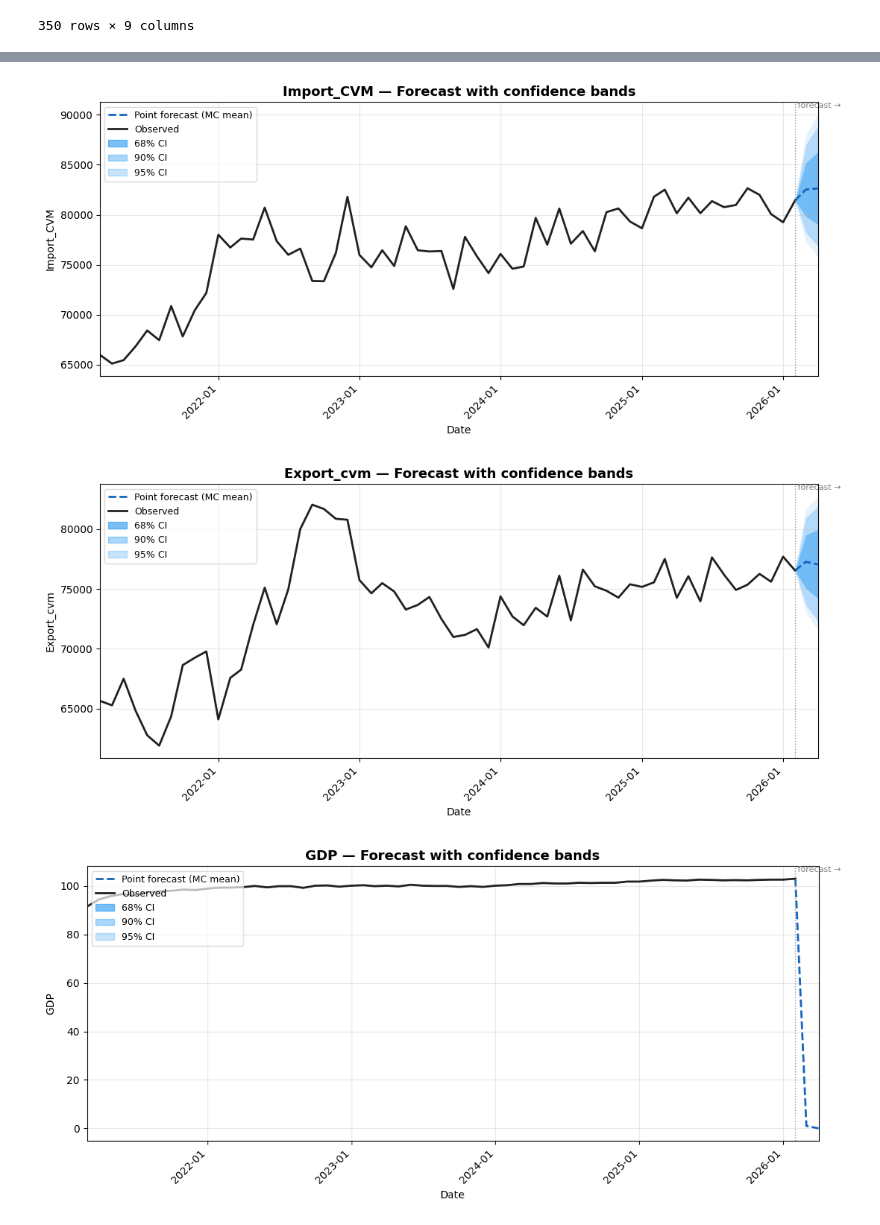
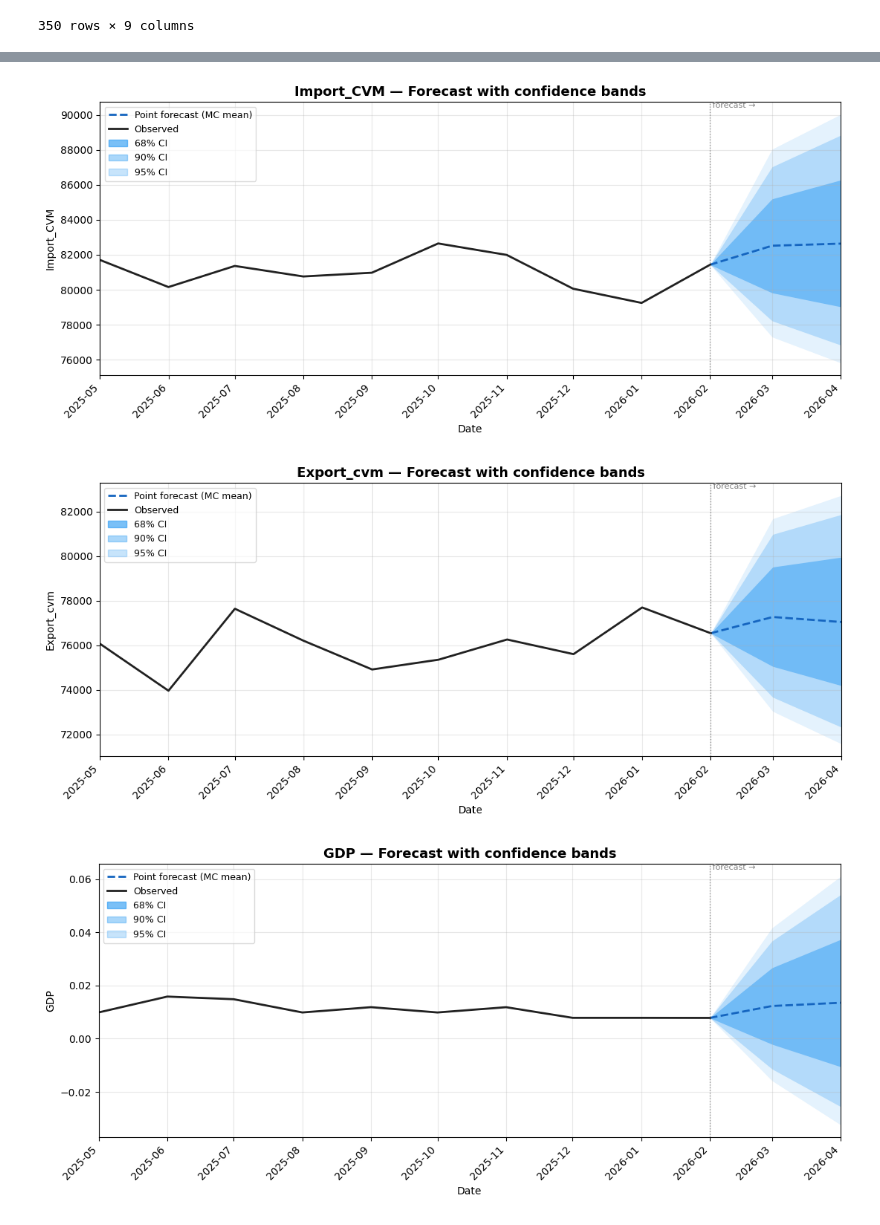
Before and after one commit to Vianney-Garnoix/CITADEL-FI-CHALLENGE, a Jupyter notebook: VARv2.ipynb, the cells around one changed output, grey strips where cells are left out. Saved outputs shown, nothing was run; the diff lists cells and outputs as text; code cells hidden in the pictures.

```diff
--- a/VARv2.ipynb
+++ b/VARv2.ipynb
@@ -10,9 +10,7 @@ df = pd.read_csv(r"Book3.csv", dayfirst=True)
 df.columns
 variables = ['CPI', 'Sonia', 'Import_CVM', 'Export_cvm', 'GDP', 'wages']
 
-############ SET WAGE VALUE FOR FEBRUARY ###### :
-df.iloc[-1,6] = 4
-# CHANGECHANGECHANGECHANGECHANGECHANGECHANGE
+
 
 df = df[["date_idx"] + variables].dropna()
 
@@ -169,29 +167,28 @@ apr_reconst = np.zeros((N,n_vars))
 
 ##### MONTE CARLO LOOP :
 for s in range(N):
-    # — February random choice : ————————————————————————————————————
+    # - February random choice :
 
+    # # b - Forecast + bruit de mars depuis ce février
+    point_mar   = fitted.forecast(df_diff.values[chosen_lag:], steps = 1)  # (1, n_vars)
+    noise_mar   = rng.multivariate_normal(np.zeros(n_vars), Sigma_u)
+    mar_draw    = point_mar[0] + noise_mar                                  # (n_vars,)
+    mar_reconst[s] = feb_histo * np.exp(mar_draw)
 
-    # # b — Forecast + bruit de mars depuis ce février ————————————
-    point_mar   = fitted.forecast(df_diff.values[chosen_lag:],steps = 1)             # (1, n_vars)
-    noise_mar   = rng.multivariate_normal(np.zeros(n_vars), Sigma_u)
-    mar_draw    = point_mar[0] + noise_mar                    # (n_vars,)
-    mar_reconst[s] = feb_histo * np.exp(mar_draw)
-    mar_reconst[s][i_c] /= mar25_histo[i_c]
-    mar_reconst[s][i_g] /= mar25_histo[i_g]
-
-    # — Forecast + bruit d'avril depuis février ET mars ————————————
+    # - Forecast + bruit d'avril depuis février ET mars
     history_mar = np.vstack([df_diff.values[chosen_lag:], mar_draw])
-    point_apr   = fitted.forecast(history_mar, steps = 1)             # (1, n_vars)
+    point_apr   = fitted.forecast(history_mar, steps = 1)                  # (1, n_vars)
     noise_apr   = rng.multivariate_normal(np.zeros(n_vars), Sigma_u)
-    apr_draw    = point_apr[0] + noise_apr   # (n_vars,)
+    apr_draw    = point_apr[0] + noise_apr  # (n_vars,)
     apr_reconst[s] = mar_reconst[s] * np.exp(apr_draw)
 
-    apr_reconst[s][i_c] /= apr25_histo[i_c]
-    apr_reconst[s][i_g] /= apr25_histo[i_g]
+    #### Apply YoY formula
+    mar_reconst[s][i_c] = mar_reconst[s][i_c] / mar25_histo[i_c] - 1
+    mar_reconst[s][i_g] = mar_reconst[s][i_g] / mar25_histo[i_g] - 1
+    apr_reconst[s][i_c] = apr_reconst[s][i_c] / apr25_histo[i_c] - 1
+    apr_reconst[s][i_g] = apr_reconst[s][i_g] / apr25_histo[i_g] - 1
 
-
-reconst = np.stack([mar_reconst,apr_reconst])
+reconst = np.stack([mar_reconst, apr_reconst])
 
 reconst.shape
 # %% [output]
@@ -207,9 +204,10 @@ confidence_levels = {
 }
 
 # ── Historical part (levels, no uncertainty) ──────────────────────────────────
-df_hist = df.iloc[1:].reset_index(drop=True).copy()  # align with df_diff
+# — Historical part (levels, no uncertainty) ————————————————————
+df_hist  = df.iloc[1:].copy()  # align with df_diff
 df_histt = pd.read_csv(r"Book3.csv", dayfirst=True)
-df_histt["yoycpi"] = df_histt["CPI"]/df_histt["CPI"].diff(-12)-1
+df_hist.loc[:, ["CPI","GDP"]] = df_histt.loc[:, ["CPI","GDP"]] / df_histt.loc[:, ["CPI","GDP"]].shift(12) - 1
 # ── Build forecast rows from MC simulations ───────────────────────────────────
 # mc_results shape: (N_SIMULATIONS, h, n_vars)
 
@@ -390,5 +388,6 @@ df_recon["date_idx"] = pd.to_datetime(df_recon["date_idx"])
 
 # ── Plot all variables ────────────────────────────────────────────────────────
 for col in variables:
-    plot_forecast_cone(df_recon, col, confidence_levels, n_hist=60)
+    plot_forecast_cone(df_recon, col, confidence_levels, n_hist=10
+                       )
 # %% [output]
@@ -397,3 +396,3 @@ for col in variables:
-[figure, old version]
+[figure, new version]
-[figure, old version]
+[figure, new version]
-[figure, old version]
+[figure, new version]
```
Also changed, not shown: parts of 4 cells of this notebook, 4 other files.
